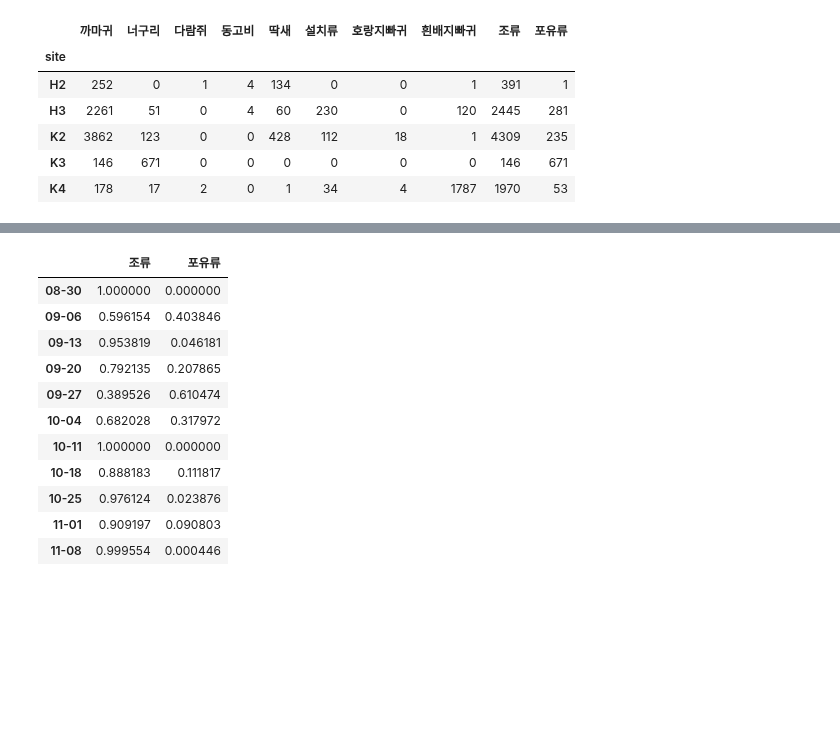
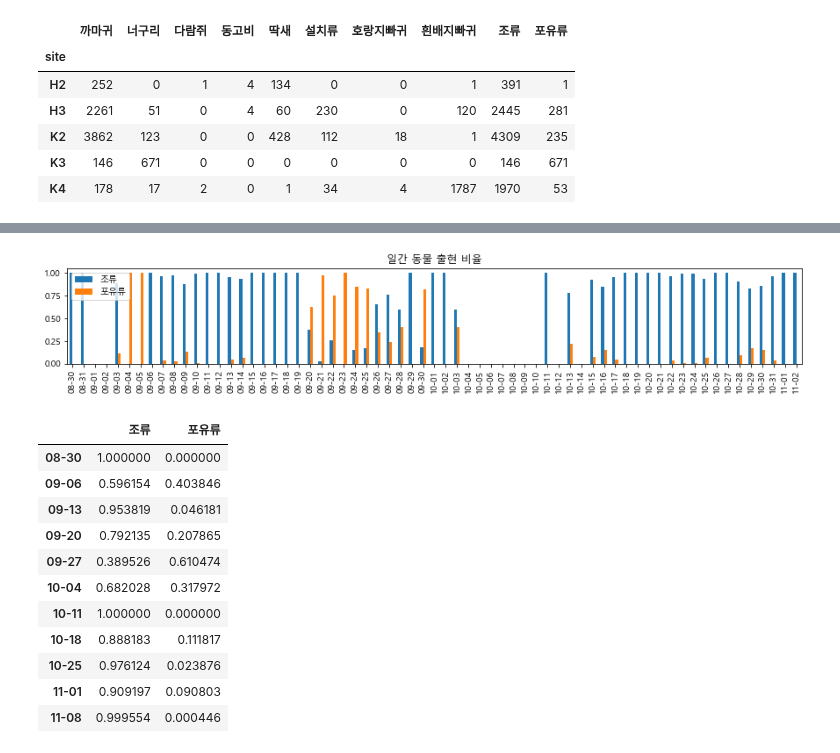
Before and after one commit to sogangori/animal_detection, a Jupyter notebook: pig_analysis_20201214.ipynb, the cells around one changed output, grey strips where cells are left out. Saved outputs shown, nothing was run; the diff lists cells and outputs as text; code cells hidden in the pictures; blank space fills up the shorter version.

```diff
--- a/pig_analysis_20201214.ipynb
+++ b/pig_analysis_20201214.ipynb
@@ -187,0 +264,4 @@ dfh.groupby('date').sum().resample('W').mean().fillna(0)
+# %%
+freq_d = dfh[['date','조류','포유류']].groupby('date').mean().resample('D').mean().fillna(0)
+freq_d.index = [str(v)[5:10] for v in freq_d.index.values]
+freq_d
@@ -188,3 +282,7 @@ dfh.groupby('date').sum().resample('W').mean().fillna(0)
+# %%
+ax = freq_d.plot.bar(figsize=(15, 2), title='일간 동물 출현 비율')
+# %% [output]
+[figure, added]
 # %%
 freq_w = dfh[['date','조류','포유류']].groupby('date').mean().resample('W').mean()
 freq_w.index = [str(v)[5:10] for v in freq_w.index.values]
```
Also changed, not shown: parts of 19 cells of this notebook.
